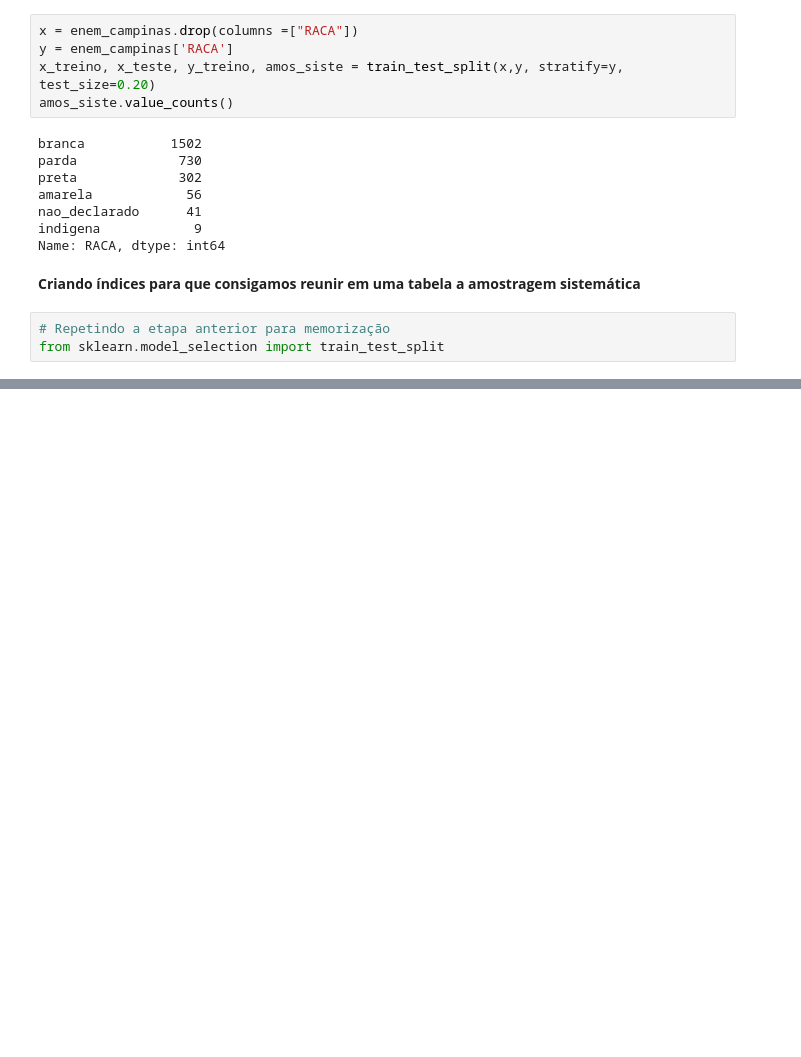
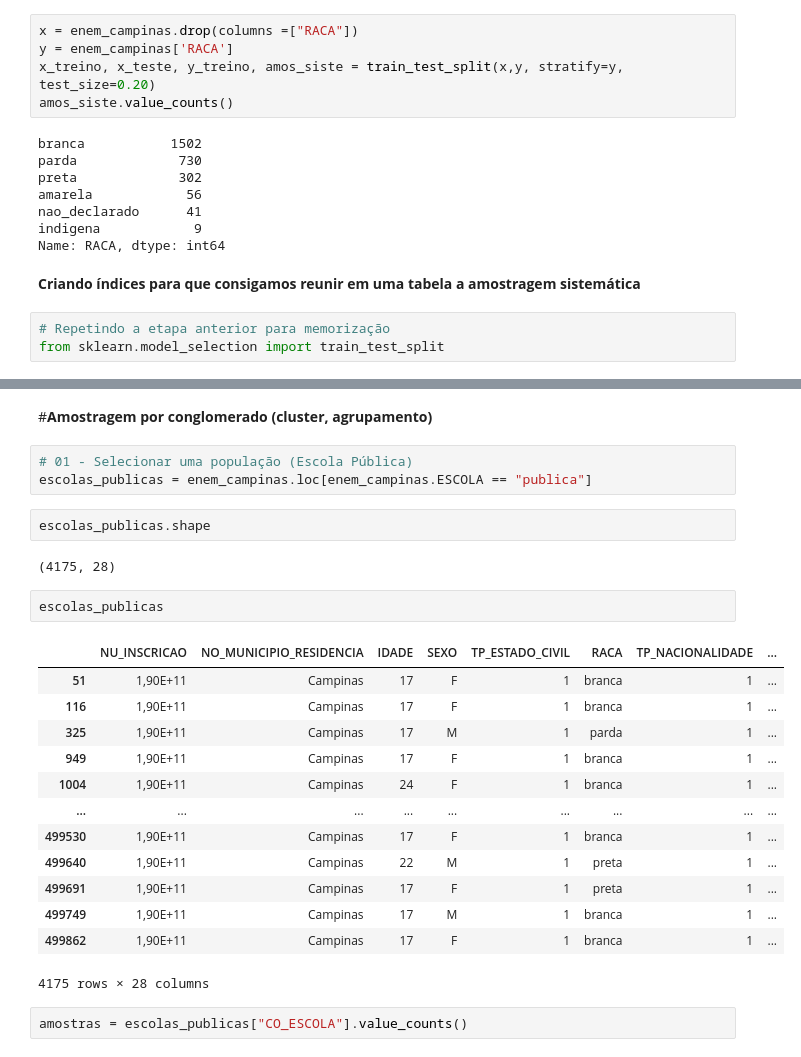
Before and after one commit to Matheusfarmaceutico/Estat-stica-e-An-lise-de-dados-com-Python, a Jupyter notebook: Amostragem.ipynb, the cells around one changed output, grey strips where cells are left out. Cells and saved outputs as stored; diff of their text form; blank space fills up the shorter version.

```diff
--- a/Amostragem.ipynb
+++ b/Amostragem.ipynb
@@ -373 +373,28 @@ enem_campinas_estra
 2640 rows × 28 columns
+# %% [markdown]
+#**Amostragem por conglomerado (cluster, agrupamento)**
+# %%
+# 01 - Selecionar uma população (Escola Pública)
+escolas_publicas = enem_campinas.loc[enem_campinas.ESCOLA == "publica"]
+# %%
+escolas_publicas.shape
+# %% [output]
+(4175, 28)
+# %%
+escolas_publicas
+# %% [output]
+|  | NU_INSCRICAO | NO_MUNICIPIO_RESIDENCIA | IDADE | SEXO | TP_ESTADO_CIVIL | RACA | TP_NACIONALIDADE | ... |
+| 51 | 1,90E+11 | Campinas | 17 | F | 1 | branca | 1 | ... |
+| 116 | 1,90E+11 | Campinas | 17 | F | 1 | branca | 1 | ... |
+| 325 | 1,90E+11 | Campinas | 17 | M | 1 | parda | 1 | ... |
+| 949 | 1,90E+11 | Campinas | 17 | F | 1 | branca | 1 | ... |
+| 1004 | 1,90E+11 | Campinas | 24 | F | 1 | branca | 1 | ... |
+| ... | ... | ... | ... | ... | ... | ... | ... | ... |
+| 499530 | 1,90E+11 | Campinas | 17 | F | 1 | branca | 1 | ... |
+| 499640 | 1,90E+11 | Campinas | 22 | M | 1 | preta | 1 | ... |
+| 499691 | 1,90E+11 | Campinas | 17 | F | 1 | preta | 1 | ... |
+| 499749 | 1,90E+11 | Campinas | 17 | M | 1 | branca | 1 | ... |
+| 499862 | 1,90E+11 | Campinas | 17 | F | 1 | branca | 1 | ... |
+4175 rows × 28 columns
+# %%
+amostras = escolas_publicas["CO_ESCOLA"].value_counts()
```
Also changed, not shown: parts of 11 cells of this notebook.
